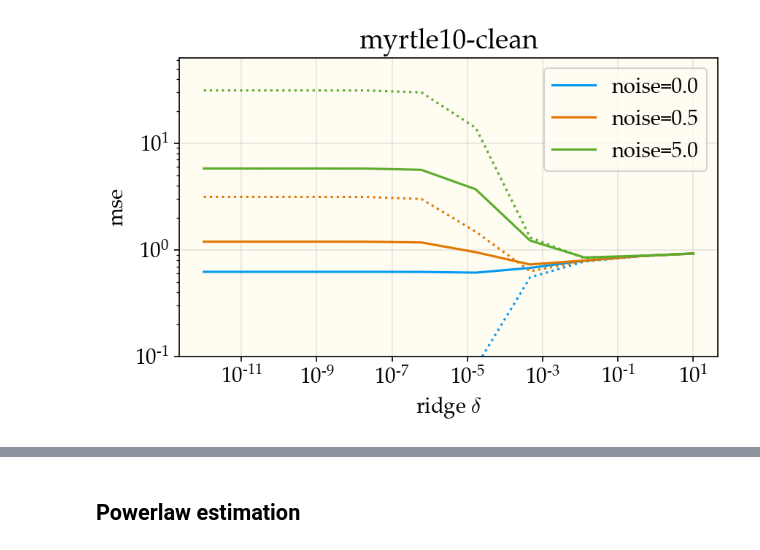
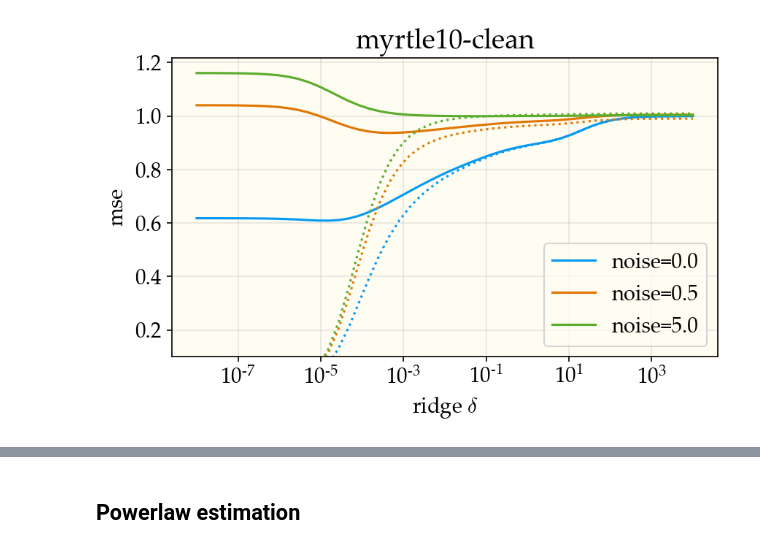
Before and after one commit to dkarkada/more-is-better, a Jupyter notebook: powerlaws.ipynb, the cells around one changed output, grey strips where cells are left out. Cells and saved outputs as stored; diff of their text form; code cells hidden in the pictures.

```diff
--- a/powerlaws.ipynb
+++ b/powerlaws.ipynb
@@ -31,29 +31,29 @@ with open(f"{work_dir}/optridge.file", 'rb') as handle:
 # %%
 ax = plt.gca()
 
 color = get_color(0)
 ridges = optridge["ridges"]
 noises = optridge["noises"]
 test_mses = optridge["test_mses"]
 train_mses = optridge["train_mses"]
 
 for i, noise in enumerate(noises):
     test_mse = [test_mses[noise][ridge] for ridge in ridges]
     train_mse = [train_mses[noise][ridge] for ridge in ridges]
 
     ax.plot(ridges, test_mse, color=get_color(i), label=f"noise={noise}")
     ax.plot(ridges, train_mse, ls=':', color=get_color(i))
 
 ax.set_title(f"{expt.expt_name}")
 ax.set_xscale('log')
-ax.set_yscale('log')
+# ax.set_yscale('log')
 
 ax.set_xlabel('ridge $\\delta$')
 ax.set_ylabel('mse')
 ax.set_ylim(1e-1)
 plt.legend()
 plt.tight_layout()
 plt.grid(alpha=0.3)
 plt.show()
 # %% [output]
-[figure, old version]
+[figure, new version]
```
Also changed, not shown: parts of 1 cell of this notebook, 1 other file.
